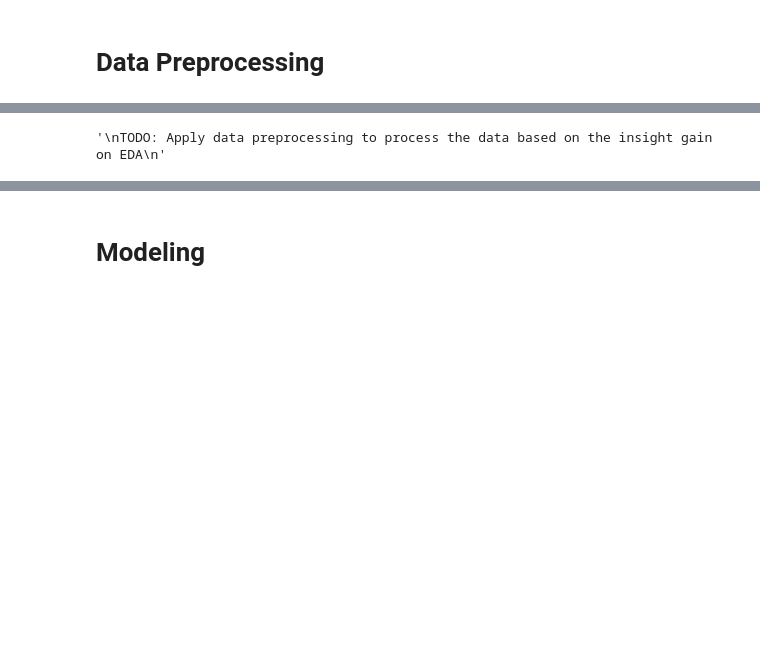
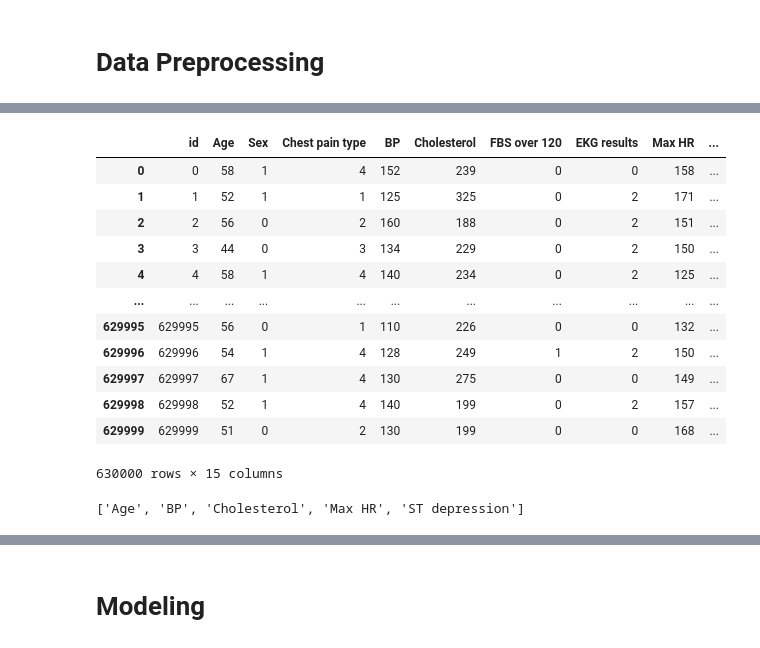
Before and after one commit to yatopppi/supervised-ml-d, a Jupyter notebook: supervised-ml-d.ipynb, the cells around one changed output, grey strips where cells are left out. Drawn from its saved outputs; the diff is of its cells as text; code cells hidden in the pictures; blank space fills up the shorter version.

```diff
--- a/supervised-ml-d.ipynb
+++ b/supervised-ml-d.ipynb
@@ -256,6 +309,32 @@ Sekarang Kita coba Heatmap
+# %%
+train_df
+# %% [output]
+|  | id | Age | Sex | Chest pain type | BP | Cholesterol | FBS over 120 | EKG results | Max HR | ... |
+| 0 | 0 | 58 | 1 | 4 | 152 | 239 | 0 | 0 | 158 | ... |
+| 1 | 1 | 52 | 1 | 1 | 125 | 325 | 0 | 2 | 171 | ... |
+| 2 | 2 | 56 | 0 | 2 | 160 | 188 | 0 | 2 | 151 | ... |
+| 3 | 3 | 44 | 0 | 3 | 134 | 229 | 0 | 2 | 150 | ... |
+| 4 | 4 | 58 | 1 | 4 | 140 | 234 | 0 | 2 | 125 | ... |
+| ... | ... | ... | ... | ... | ... | ... | ... | ... | ... | ... |
+| 629995 | 629995 | 56 | 0 | 1 | 110 | 226 | 0 | 0 | 132 | ... |
+| 629996 | 629996 | 54 | 1 | 4 | 128 | 249 | 1 | 2 | 150 | ... |
+| 629997 | 629997 | 67 | 1 | 4 | 130 | 275 | 0 | 0 | 149 | ... |
+| 629998 | 629998 | 52 | 1 | 4 | 140 | 199 | 0 | 2 | 157 | ... |
+| 629999 | 629999 | 51 | 0 | 2 | 130 | 199 | 0 | 0 | 168 | ... |
+630000 rows × 15 columns
 # %%
 """
 TODO: Apply data preprocessing to process the data based on the insight gain on EDA
 """
+
+from sklearn.model_selection import train_test_split
+
+# Drop id
+X = train_df.drop(columns=['id', target])
+y = train_df[target].map({"Absence" : 0, "Presence" : 1})
+
+X_train, X_val, y_train, y_val = train_test_split(X, y, test_size= 0.2, random_state=random_state, stratify=y)
-# %% [output]
-'\nTODO: Apply data preprocessing to process the data based on the insight gain on EDA\n'
+# %%
+numerical_cols
+# %% [output]
+['Age', 'BP', 'Cholesterol', 'Max HR', 'ST depression']
```
Also changed, not shown: parts of 7 cells of this notebook.
